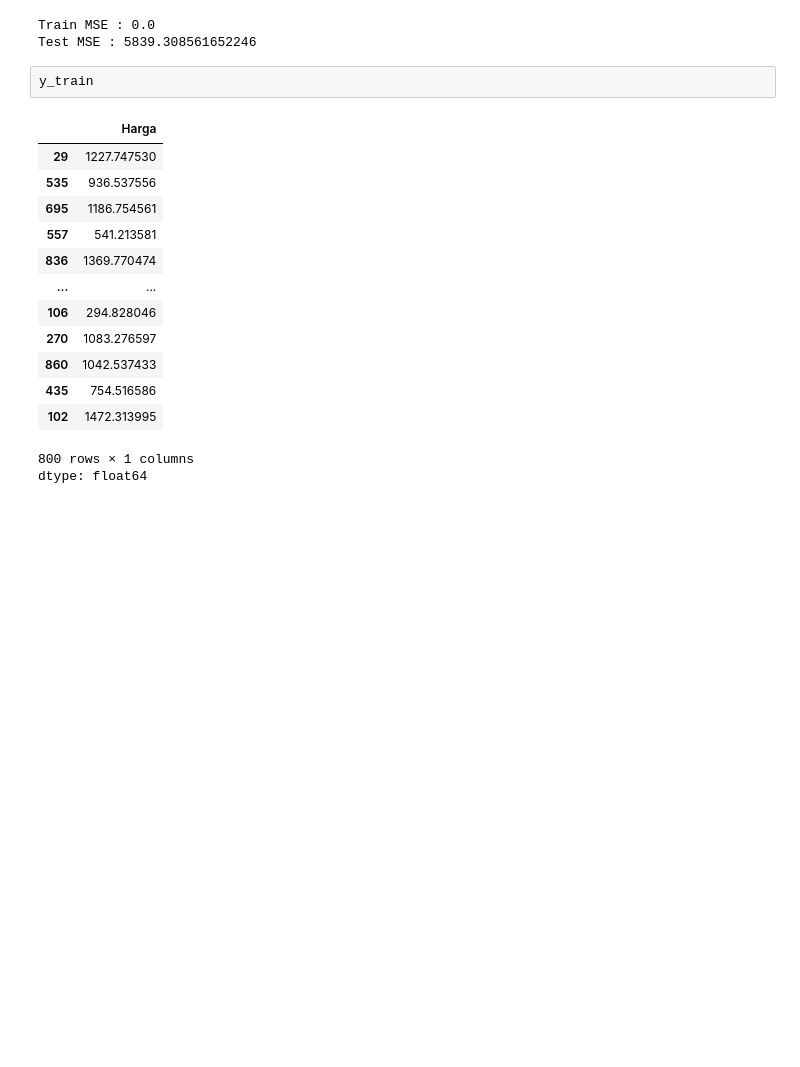
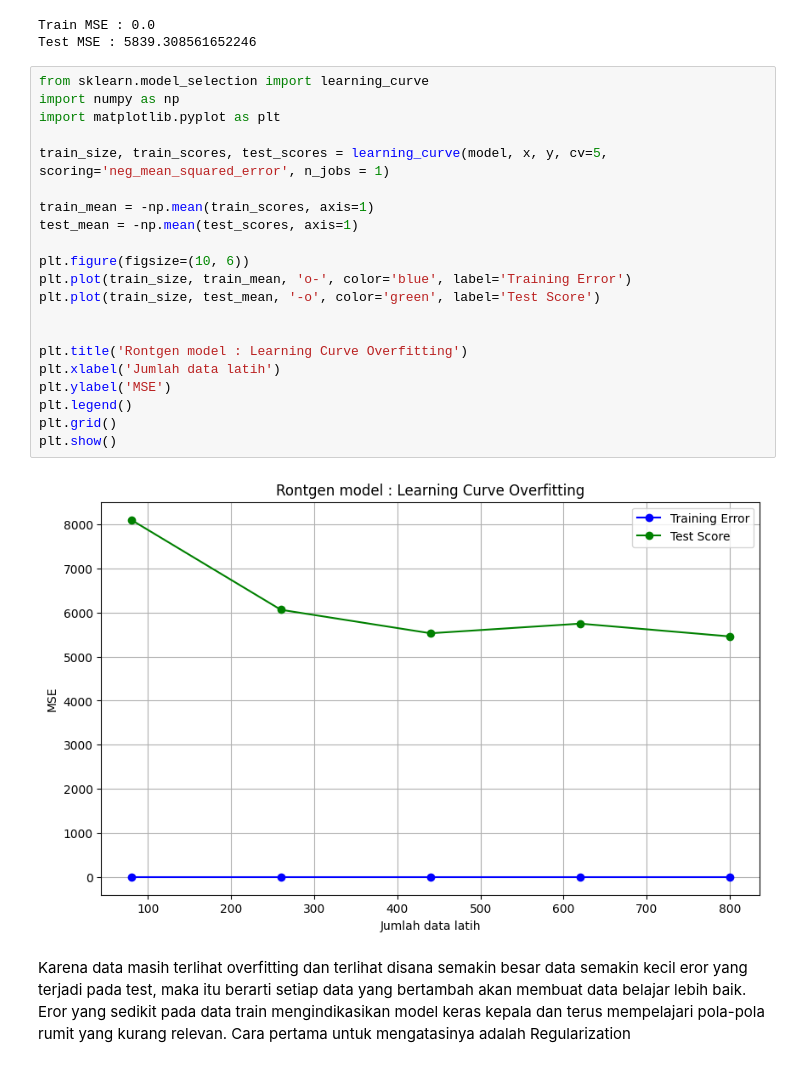
Before and after one commit to rezzz59/STUPEN, a Jupyter notebook: overfitting_underfiting/latihan_mandiri1.ipynb, the cells around one changed output. Cells and saved outputs as stored; diff of their text form; blank space fills up the shorter version.

Commit message:
latihan regularization

```diff
--- a/overfitting_underfiting/latihan_mandiri1.ipynb
+++ b/overfitting_underfiting/latihan_mandiri1.ipynb
@@ -120,19 +120,28 @@ print(f'Test MSE : {test_mse}')
 Train MSE : 0.0
 Test MSE : 5839.308561652246
 # %%
-y_train
+from sklearn.model_selection import learning_curve
+import numpy as np
+import matplotlib.pyplot as plt
+
+train_size, train_scores, test_scores = learning_curve(model, x, y, cv=5, scoring='neg_mean_squared_error', n_jobs = 1)
+
+train_mean = -np.mean(train_scores, axis=1)
+test_mean = -np.mean(test_scores, axis=1)
+
+plt.figure(figsize=(10, 6))
+plt.plot(train_size, train_mean, 'o-', color='blue', label='Training Error')
+plt.plot(train_size, test_mean, '-o', color='green', label='Test Score')
+
+
+plt.title('Rontgen model : Learning Curve Overfitting')
+plt.xlabel('Jumlah data latih')
+plt.ylabel('MSE')
+plt.legend()
+plt.grid()
+plt.show()
 # %% [output]
-|  | Harga |
-| 29 | 1227.747530 |
-| 535 | 936.537556 |
-| 695 | 1186.754561 |
-| 557 | 541.213581 |
-| 836 | 1369.770474 |
-| ... | ... |
-| 106 | 294.828046 |
-| 270 | 1083.276597 |
-| 860 | 1042.537433 |
-| 435 | 754.516586 |
-| 102 | 1472.313995 |
-800 rows × 1 columns
-dtype: float64
+[figure, added]
+# %% [markdown]
+Karena data masih terlihat overfitting dan terlihat disana semakin besar data semakin kecil eror yang terjadi pada test, maka itu berarti setiap data yang bertambah akan membuat data belajar lebih baik.
+Eror yang sedikit pada data train mengindikasikan model keras kepala dan terus mempelajari pola-pola rumit yang kurang relevan. Cara pertama untuk mengatasinya adalah Regularization
```
Also changed, not shown: parts of 1 cell of this notebook.
